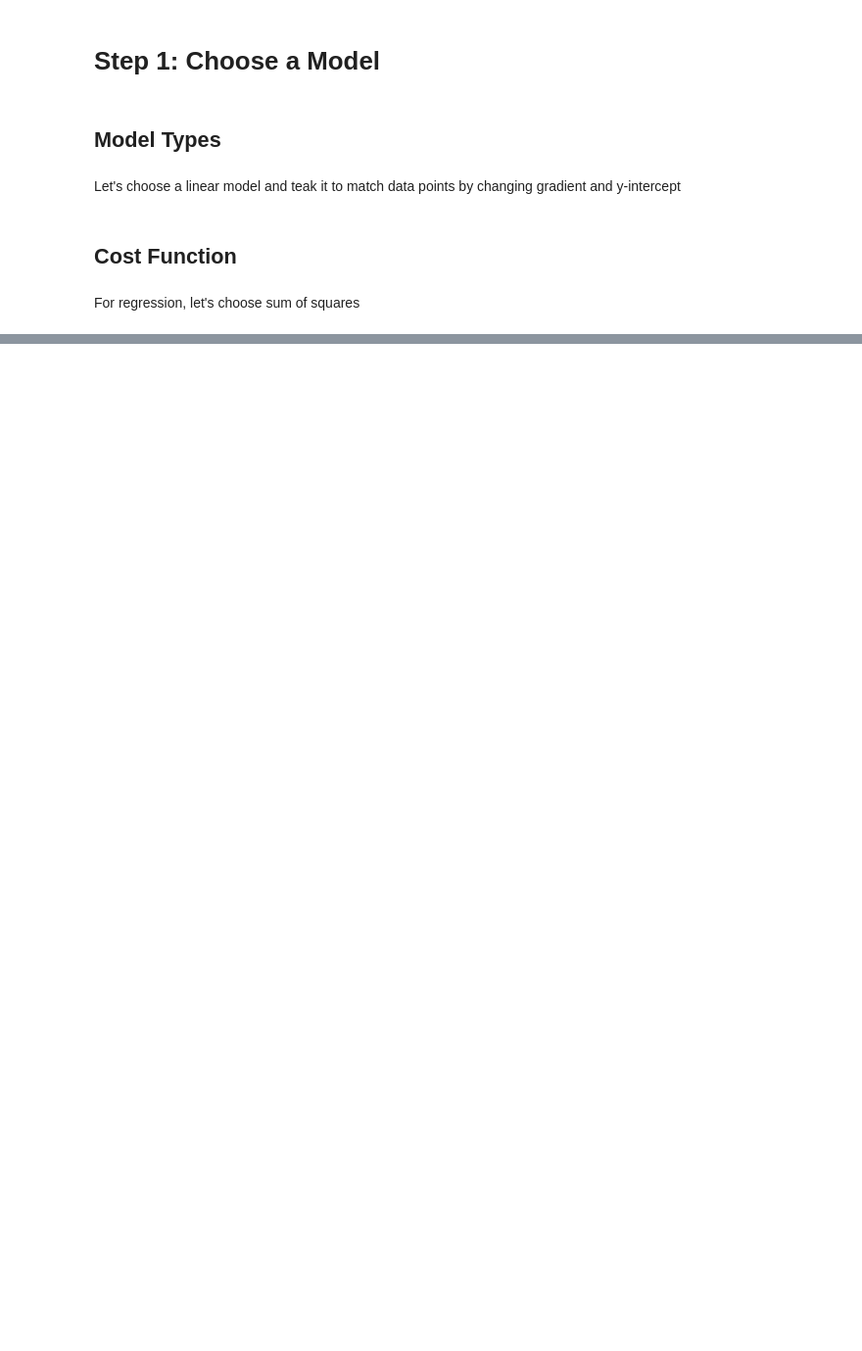
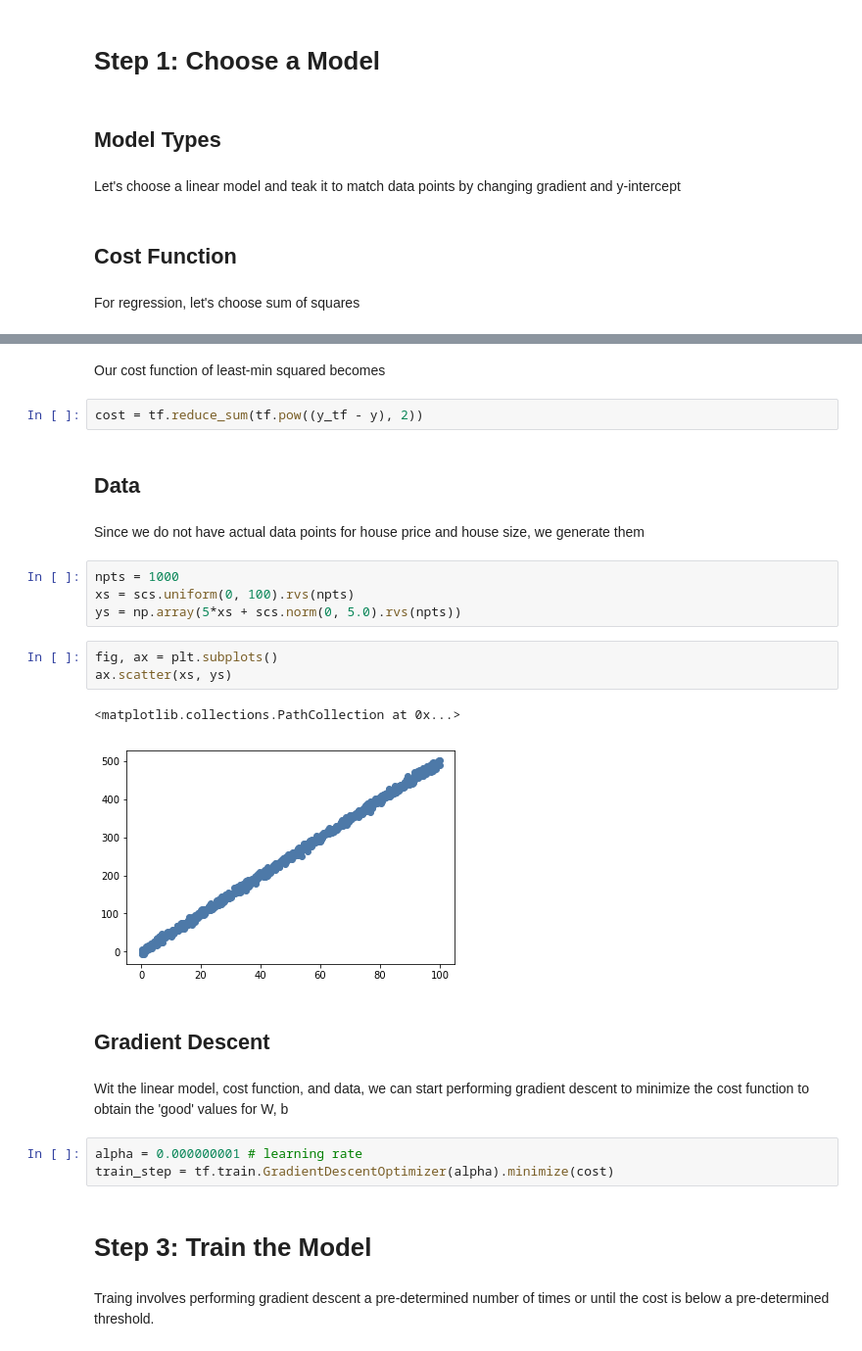
Before and after one commit to akbowers/cloudTensorflow, a Jupyter notebook: Notebooks/Gentlest_Into_01-Linear_Reg.ipynb, the cells around one changed output, grey strips where cells are left out. Shown: that part at 98% size. Saved outputs shown, nothing was run; the diff lists cells and outputs as text; blank space fills up the shorter version.

```diff
--- a/Notebooks/Gentlest_Into_01-Linear_Reg.ipynb
+++ b/Notebooks/Gentlest_Into_01-Linear_Reg.ipynb
@@ -26,0 +54,29 @@ For regression, let's choose sum of squares
+# %% [markdown]
+Our cost function of least-min squared becomes
+# %%
+cost = tf.reduce_sum(tf.pow((y_tf - y), 2))
+# %% [markdown]
+## Data
+# %% [markdown]
+Since we do not have actual data points for house price and house size, we generate them
+# %%
+npts = 1000
+xs = scs.uniform(0, 100).rvs(npts)
+ys = np.array(5*xs + scs.norm(0, 5.0).rvs(npts))
+# %%
+fig, ax = plt.subplots()
+ax.scatter(xs, ys)
+# %% [output]
+<matplotlib.collections.PathCollection at 0x...>
+[figure, added]
+# %% [markdown]
+## Gradient Descent
+# %% [markdown]
+Wit the linear model, cost function, and data, we can start performing gradient descent to minimize the cost function to obtain the 'good' values for W, b
+# %%
+alpha = 0.000000001 # learning rate
+train_step = tf.train.GradientDescentOptimizer(alpha).minimize(cost)
+# %% [markdown]
+# Step 3: Train the Model
+# %% [markdown]
+Traing involves performing gradient descent a pre-determined number of times or until the cost is below a pre-determined threshold.
```
Also changed, not shown: parts of 22 cells of this notebook, 4 other files.
